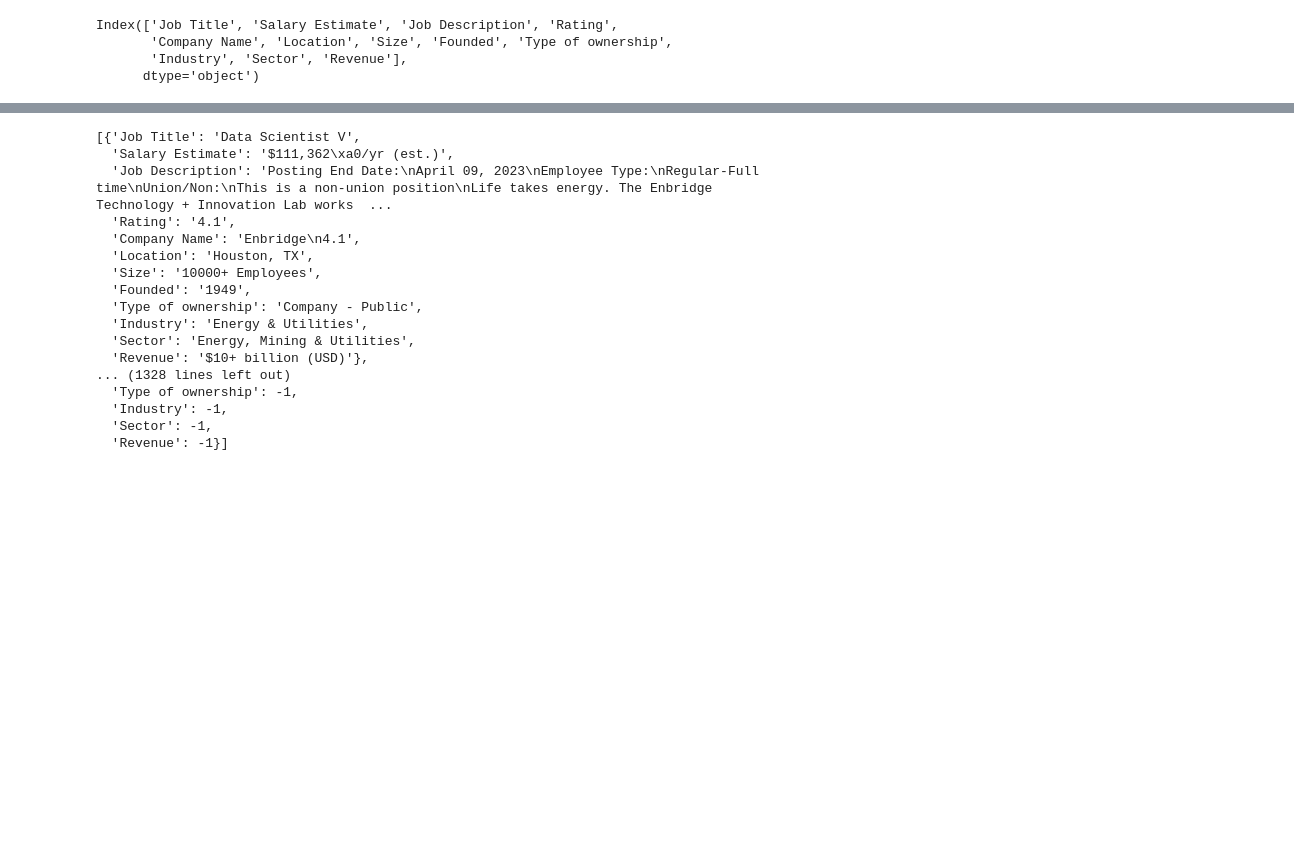
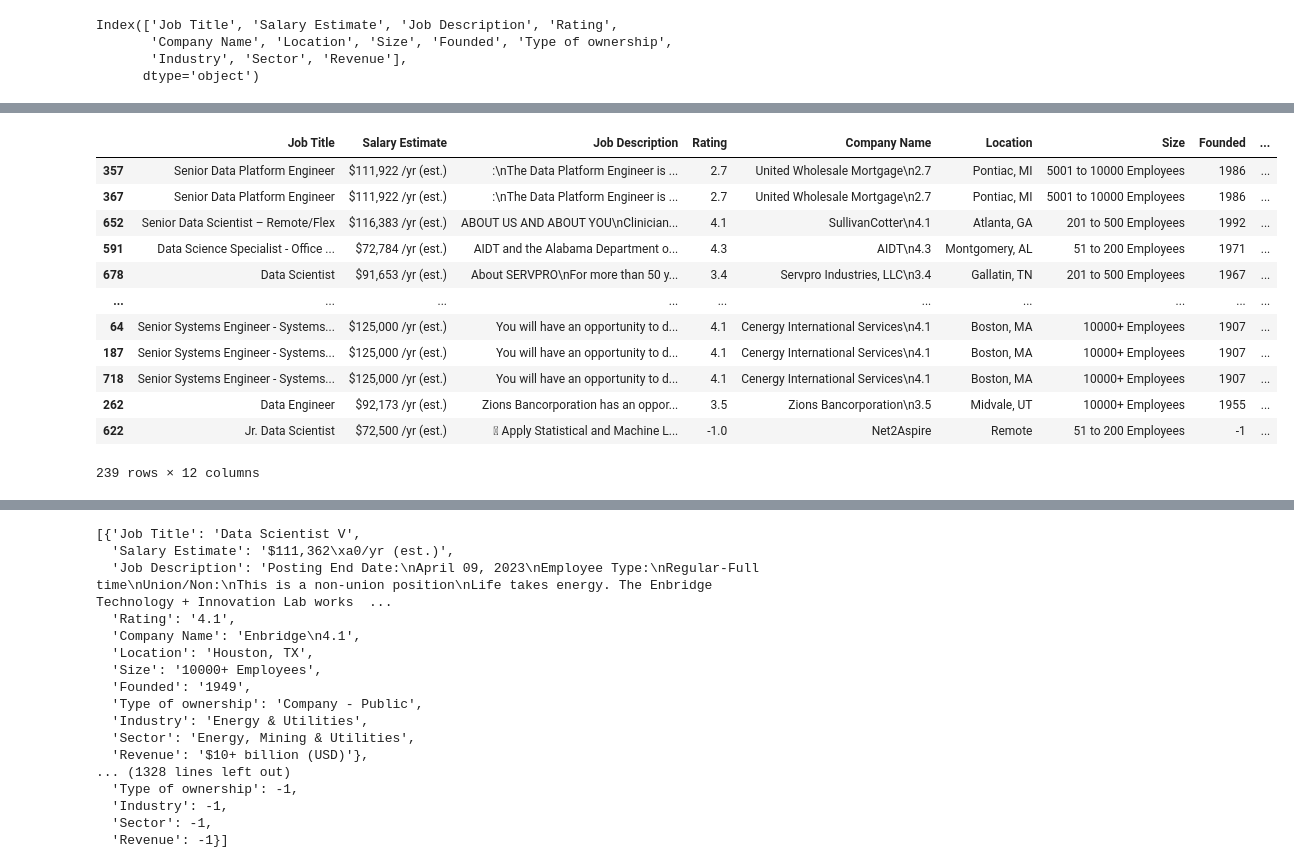
Before and after one commit to wangyf99/GlassDoor_Salary_Prediction, a Jupyter notebook: Just_Scraper_GlassDoor_Salary.ipynb, the cells around one changed output, grey strips where cells are left out. Cells and saved outputs as stored; diff of their text form; code cells hidden in the pictures; blank space fills up the shorter version.

```diff
--- a/Just_Scraper_GlassDoor_Salary.ipynb
+++ b/Just_Scraper_GlassDoor_Salary.ipynb
@@ -313,7 +313,21 @@ new_df.drop_duplicates(subset=['Job Title', 'Salary Estimate', 'Rating',
 # %%
 new_df[new_df.duplicated(subset=['Job Title', 'Salary Estimate', 'Rating',
        'Company Name', 'Location', 'Size', 'Founded', 'Type of ownership',
-       'Industry', 'Sector', 'Revenue'])].sort_values('Company Name')
+       'Industry', 'Sector', 'Revenue'])].sort_values('Job Description')
+# %% [output]
+|  | Job Title | Salary Estimate | Job Description | Rating | Company Name | Location | Size | Founded | ... |
+| 357 | Senior Data Platform Engineer | $111,922 /yr (est.) | :\nThe Data Platform Engineer is ... | 2.7 | United Wholesale Mortgage\n2.7 | Pontiac, MI | 5001 to 10000 Employees | 1986 | ... |
+| 367 | Senior Data Platform Engineer | $111,922 /yr (est.) | :\nThe Data Platform Engineer is ... | 2.7 | United Wholesale Mortgage\n2.7 | Pontiac, MI | 5001 to 10000 Employees | 1986 | ... |
+| 652 | Senior Data Scientist – Remote/Flex | $116,383 /yr (est.) | ABOUT US AND ABOUT YOU\nClinician... | 4.1 | SullivanCotter\n4.1 | Atlanta, GA | 201 to 500 Employees | 1992 | ... |
+| 591 | Data Science Specialist - Office ... | $72,784 /yr (est.) | AIDT and the Alabama Department o... | 4.3 | AIDT\n4.3 | Montgomery, AL | 51 to 200 Employees | 1971 | ... |
+| 678 | Data Scientist | $91,653 /yr (est.) | About SERVPRO\nFor more than 50 y... | 3.4 | Servpro Industries, LLC\n3.4 | Gallatin, TN | 201 to 500 Employees | 1967 | ... |
+| ... | ... | ... | ... | ... | ... | ... | ... | ... | ... |
+| 64 | Senior Systems Engineer - Systems... | $125,000 /yr (est.) | You will have an opportunity to d... | 4.1 | Cenergy International Services\n4.1 | Boston, MA | 10000+ Employees | 1907 | ... |
+| 187 | Senior Systems Engineer - Systems... | $125,000 /yr (est.) | You will have an opportunity to d... | 4.1 | Cenergy International Services\n4.1 | Boston, MA | 10000+ Employees | 1907 | ... |
+| 718 | Senior Systems Engineer - Systems... | $125,000 /yr (est.) | You will have an opportunity to d... | 4.1 | Cenergy International Services\n4.1 | Boston, MA | 10000+ Employees | 1907 | ... |
+| 262 | Data Engineer | $92,173 /yr (est.) | Zions Bancorporation has an oppor... | 3.5 | Zions Bancorporation\n3.5 | Midvale, UT | 10000+ Employees | 1955 | ... |
+| 622 | Jr. Data Scientist | $72,500 /yr (est.) |  Apply Statistical and Machine L... | -1.0 | Net2Aspire | Remote | 51 to 200 Employees | -1 | ... |
+239 rows × 12 columns
 # %%
 updated_scraped = new_df.drop_duplicates(subset=['Job Title', 'Salary Estimate', 'Rating',
        'Company Name', 'Location', 'Size', 'Founded', 'Type of ownership',
```
Also changed, not shown: parts of 2 cells of this notebook, 1 other file.
